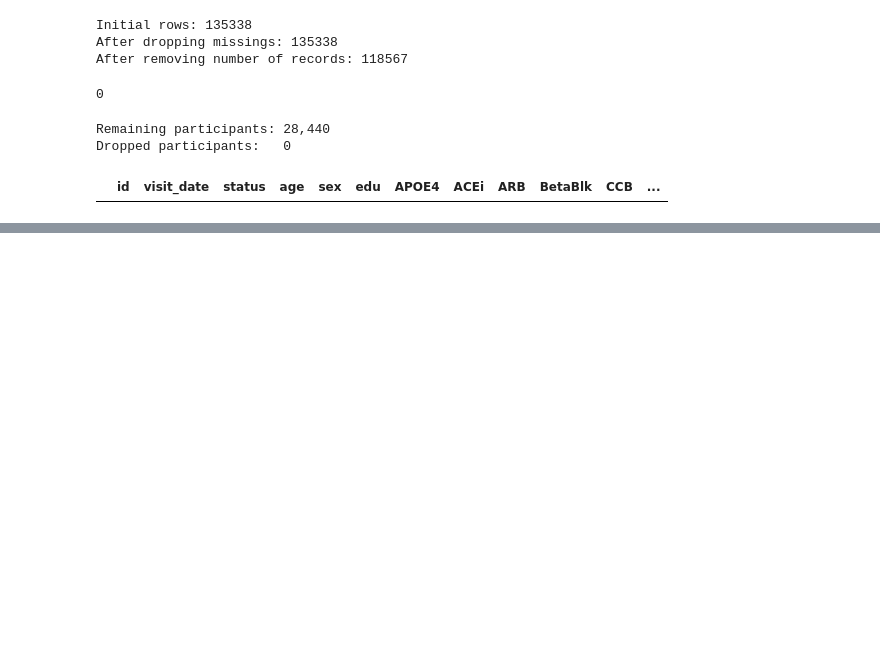
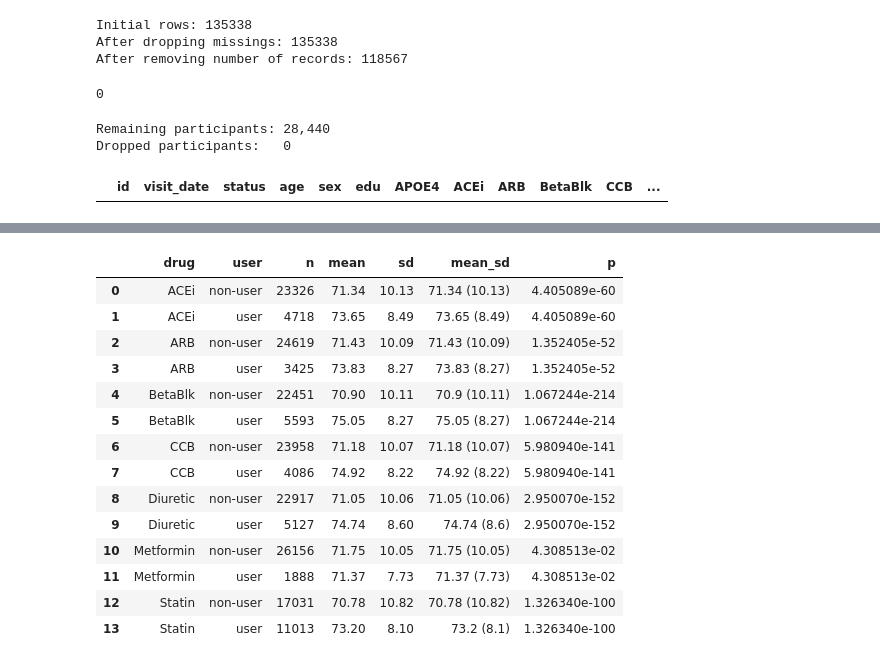
Before and after one commit to Sabrina-wyh/Multicohort-Medication-AD, a Jupyter notebook: code/preprocessed_NACC.ipynb, the cells around one changed output, grey strips where cells are left out. Saved outputs shown, nothing was run; the diff lists cells and outputs as text; code cells hidden in the pictures; blank space fills up the shorter version.

```diff
--- a/code/preprocessed_NACC.ipynb
+++ b/code/preprocessed_NACC.ipynb
@@ -482,0 +472,19 @@ summary_df
+# %%
+med_cols_names = ["ACEi", "ARB", "BetaBlk", "CCB", "Diuretic", "Statin", "Metformin"]
+med_utils.baseline_age_by_med(merged_clean, med_cols_names)
+# %% [output]
+|  | drug | user | n | mean | sd | mean_sd | p |
+| 0 | ACEi | non-user | 23326 | 71.34 | 10.13 | 71.34 (10.13) | 4.405089e-60 |
+| 1 | ACEi | user | 4718 | 73.65 | 8.49 | 73.65 (8.49) | 4.405089e-60 |
+| 2 | ARB | non-user | 24619 | 71.43 | 10.09 | 71.43 (10.09) | 1.352405e-52 |
+| 3 | ARB | user | 3425 | 73.83 | 8.27 | 73.83 (8.27) | 1.352405e-52 |
+| 4 | BetaBlk | non-user | 22451 | 70.90 | 10.11 | 70.9 (10.11) | 1.067244e-214 |
+| 5 | BetaBlk | user | 5593 | 75.05 | 8.27 | 75.05 (8.27) | 1.067244e-214 |
+| 6 | CCB | non-user | 23958 | 71.18 | 10.07 | 71.18 (10.07) | 5.980940e-141 |
+| 7 | CCB | user | 4086 | 74.92 | 8.22 | 74.92 (8.22) | 5.980940e-141 |
+| 8 | Diuretic | non-user | 22917 | 71.05 | 10.06 | 71.05 (10.06) | 2.950070e-152 |
+| 9 | Diuretic | user | 5127 | 74.74 | 8.60 | 74.74 (8.6) | 2.950070e-152 |
+| 10 | Metformin | non-user | 26156 | 71.75 | 10.05 | 71.75 (10.05) | 4.308513e-02 |
+| 11 | Metformin | user | 1888 | 71.37 | 7.73 | 71.37 (7.73) | 4.308513e-02 |
+| 12 | Statin | non-user | 17031 | 70.78 | 10.82 | 70.78 (10.82) | 1.326340e-100 |
+| 13 | Statin | user | 11013 | 73.20 | 8.10 | 73.2 (8.1) | 1.326340e-100 |
```
Also changed, not shown: parts of 16 cells of this notebook, 55 other files.
